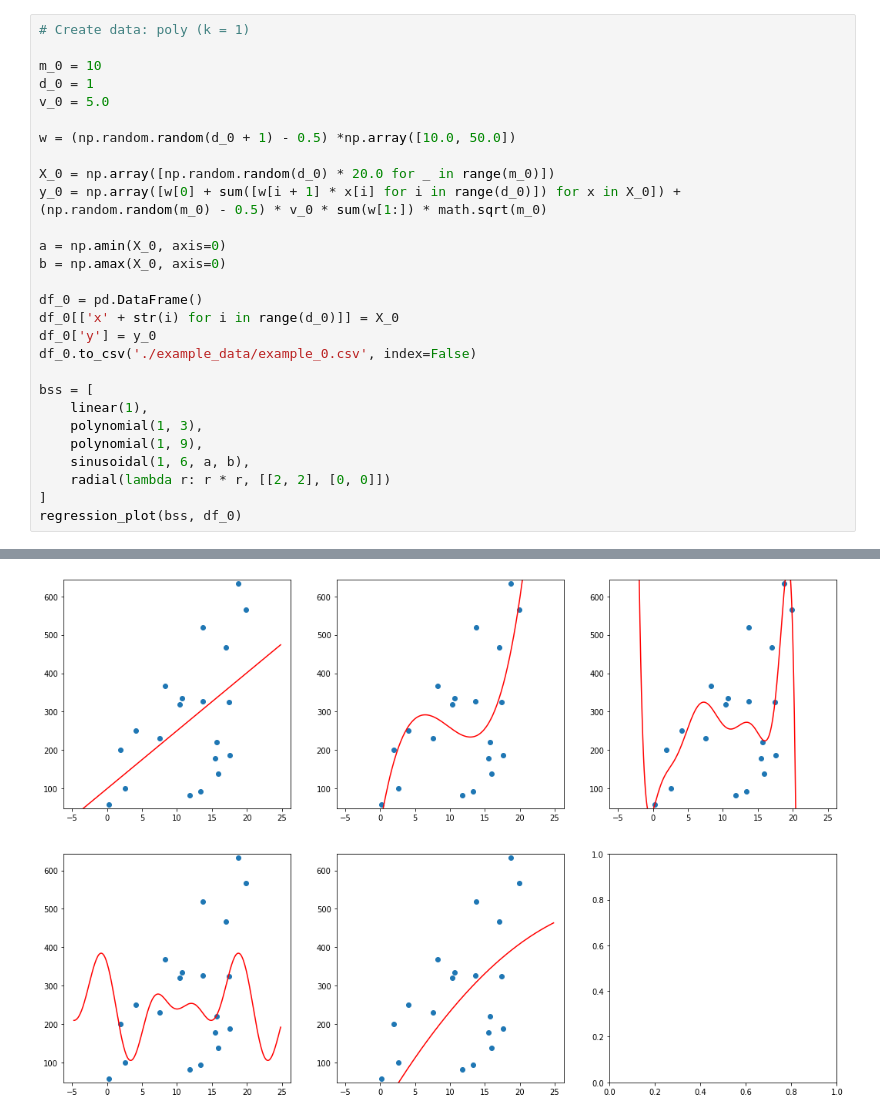
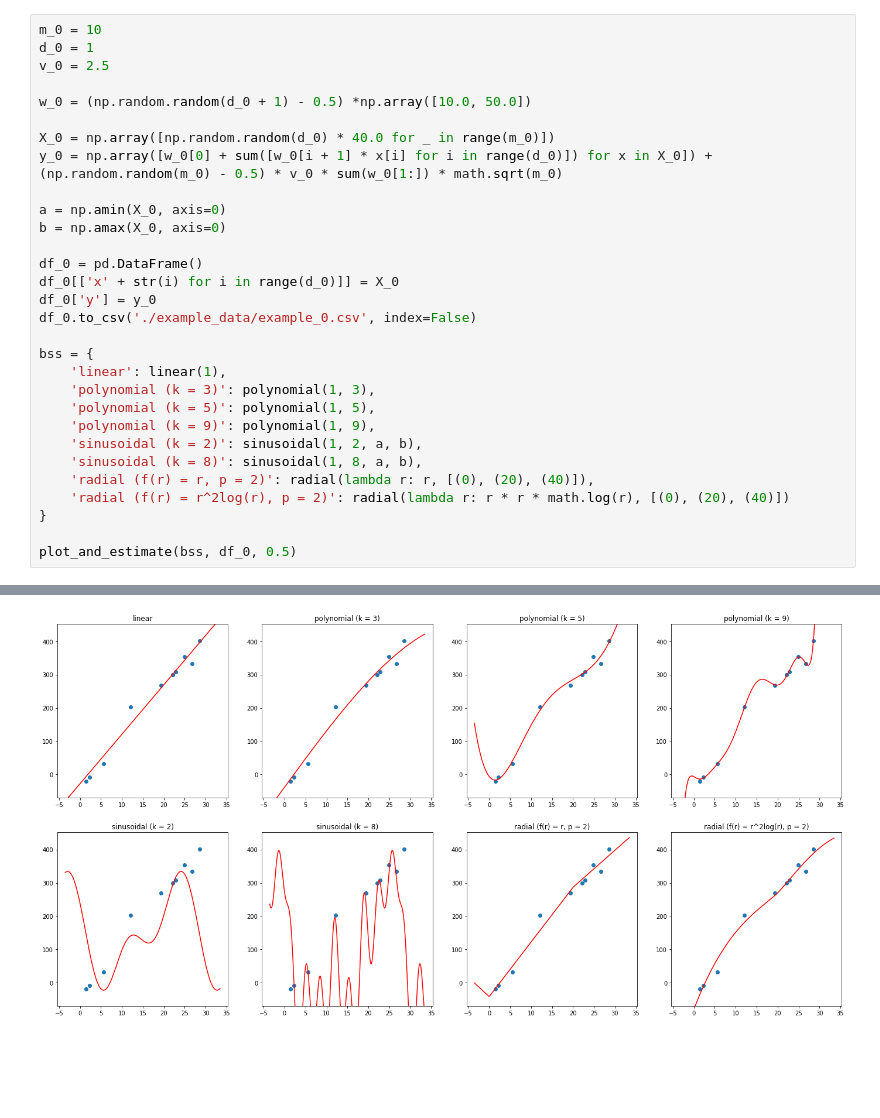
Before and after one commit to LeKiet258/ML_Lab01_SurrogateModels, a Jupyter notebook: test.ipynb, the cells around one changed output, grey strips where cells are left out. Drawn from its saved outputs; the diff is of its cells as text; blank space fills up the shorter version.

Commit message:
More example + estimate functions + fix sinusoidal

```diff
--- a/test.ipynb
+++ b/test.ipynb
@@ -40,14 +64,12 @@ def regression_plot(bases_sets, df):
 # %%
-# Create data: poly (k = 1)
-
 m_0 = 10
 d_0 = 1
-v_0 = 5.0
+v_0 = 2.5
 
-w = (np.random.random(d_0 + 1) - 0.5) *np.array([10.0, 50.0])
+w_0 = (np.random.random(d_0 + 1) - 0.5) *np.array([10.0, 50.0])
 
-X_0 = np.array([np.random.random(d_0) * 20.0 for _ in range(m_0)])
-y_0 = np.array([w[0] + sum([w[i + 1] * x[i] for i in range(d_0)]) for x in X_0]) + (np.random.random(m_0) - 0.5) * v_0 * sum(w[1:]) * math.sqrt(m_0)
+X_0 = np.array([np.random.random(d_0) * 40.0 for _ in range(m_0)])
+y_0 = np.array([w_0[0] + sum([w_0[i + 1] * x[i] for i in range(d_0)]) for x in X_0]) + (np.random.random(m_0) - 0.5) * v_0 * sum(w_0[1:]) * math.sqrt(m_0)
 
 a = np.amin(X_0, axis=0)
 b = np.amax(X_0, axis=0)
@@ -57,12 +79,16 @@ df_0[['x' + str(i) for i in range(d_0)]] = X_0
 df_0['y'] = y_0
 df_0.to_csv('./example_data/example_0.csv', index=False)
 
-bss = [
-    linear(1),
-    polynomial(1, 3),
-    polynomial(1, 9),
-    sinusoidal(1, 6, a, b),
-    radial(lambda r: r * r, [[2, 2], [0, 0]])
-]
-regression_plot(bss, df_0)
+bss = {
+    'linear': linear(1),
+    'polynomial (k = 3)': polynomial(1, 3),
+    'polynomial (k = 5)': polynomial(1, 5),
+    'polynomial (k = 9)': polynomial(1, 9),
+    'sinusoidal (k = 2)': sinusoidal(1, 2, a, b),
+    'sinusoidal (k = 8)': sinusoidal(1, 8, a, b),
+    'radial (f(r) = r, p = 2)': radial(lambda r: r, [(0), (20), (40)]),
+    'radial (f(r) = r^2log(r), p = 2)': radial(lambda r: r * r * math.log(r), [(0), (20), (40)])
+}
+
+plot_and_estimate(bss, df_0, 0.5)
 # %% [output]
@@ -69 +104 @@ regression_plot(bss, df_0)
-[figure, old version]
+[figure, new version]
```
Also changed, not shown: parts of 4 cells of this notebook, 4 other files.
